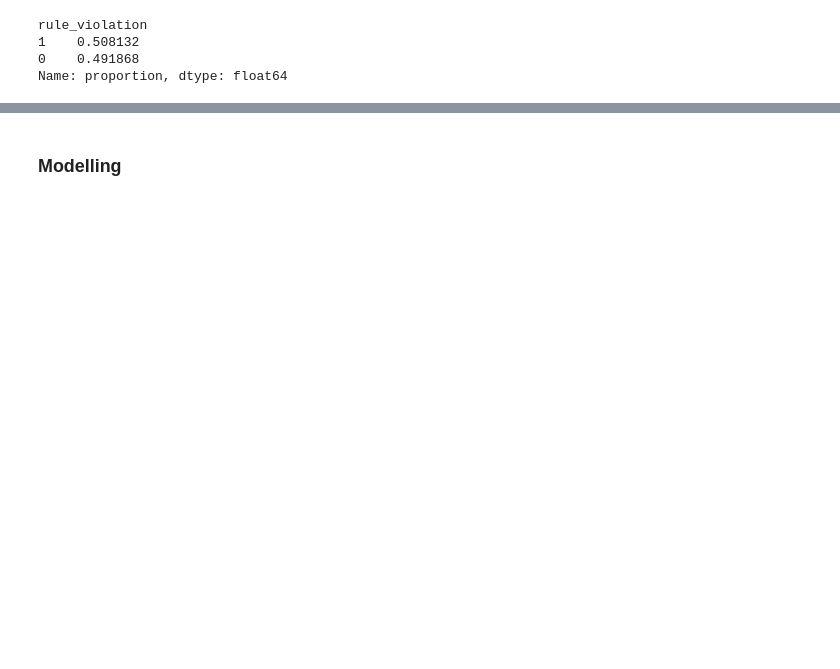
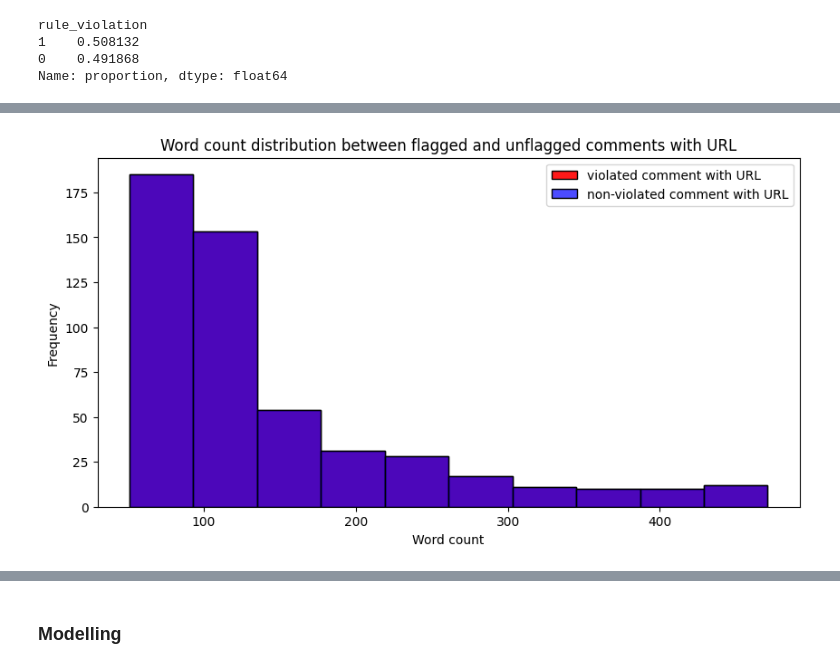
Before and after one commit to PrinssAlex/Jigsaw---Agile-Community-Rules-Classification, a Jupyter notebook: workspace.ipynb, the cells around one changed output, grey strips where cells are left out. Cells and saved outputs as stored; diff of their text form; code cells hidden in the pictures; blank space fills up the shorter version.

```diff
--- a/workspace.ipynb
+++ b/workspace.ipynb
@@ -204,0 +518,44 @@ Data seem balanced
+# %%
+# create pattern for URL
+URL_patterns = r'(https?://|HTTPS?://|\.com|\.org|\.net|\.www)'
+
+# create mask for URL mask
+comment_URL_mask = train['body'].astype(str).str.contains(URL_patterns, na=False, case=False)
+
+# create dataframe subset for comments having URL
+commentX_URL = train[comment_URL_mask]
+
+# create dataframe subset for comments having URL that were flagged
+commentX_URL_flagged = commentX_URL[commentX_URL['rule_violation']==1]
+
+# create dataframe subset for comments having URL that were not flagged
+commentX_URL_noFlagged = commentX_URL[commentX_URL['rule_violation']==0]
+
+# create dataframe subset for comments not having URL
+commentX_noURL = train[~comment_URL_mask]
+
+# create dataframe subset for comments not having URL that were flagged
+commentX_noURL_flagged = commentX_noURL[commentX_noURL['rule_violation']==1]
+
+# create dataframe subset for comments not having URL that were not flagged
+commentX_noURL_notFlagged = commentX_noURL[commentX_noURL['rule_violation']==0]
+
+# plot to visualize word count between flagged and unflagged comments with URL
+plt.figure(figsize=(10,5))
+sns.histplot(commentX_URL_noFlagged['body'].str.len(),
+            bins=10,
+            alpha=.9,
+            color='red',
+            label='violated comment with URL')
+sns.histplot(commentX_URL_noFlagged['body'].str.len(),
+            bins=10,
+            alpha=.7,
+            color='blue',
+            label='non-violated comment with URL')
+plt.title('Word count distribution between flagged and unflagged comments with URL')
+plt.xlabel('Word count')
+plt.ylabel('Frequency')
+plt.legend()
+plt.show()
+# %% [output]
+[figure, added]
```
Also changed, not shown: parts of 93 cells of this notebook, 3 other files.
